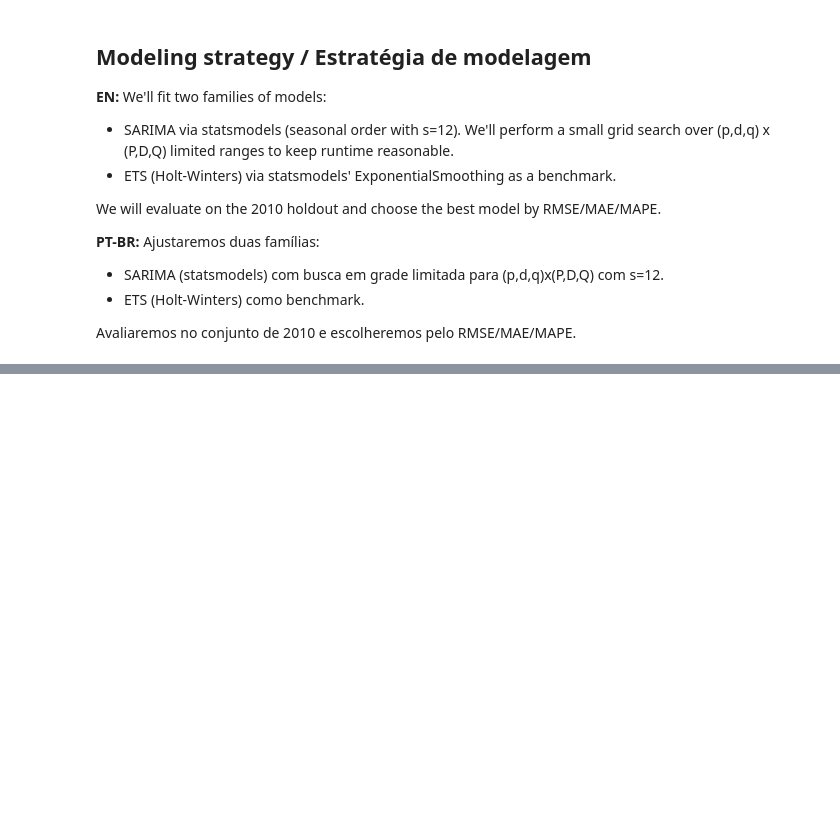
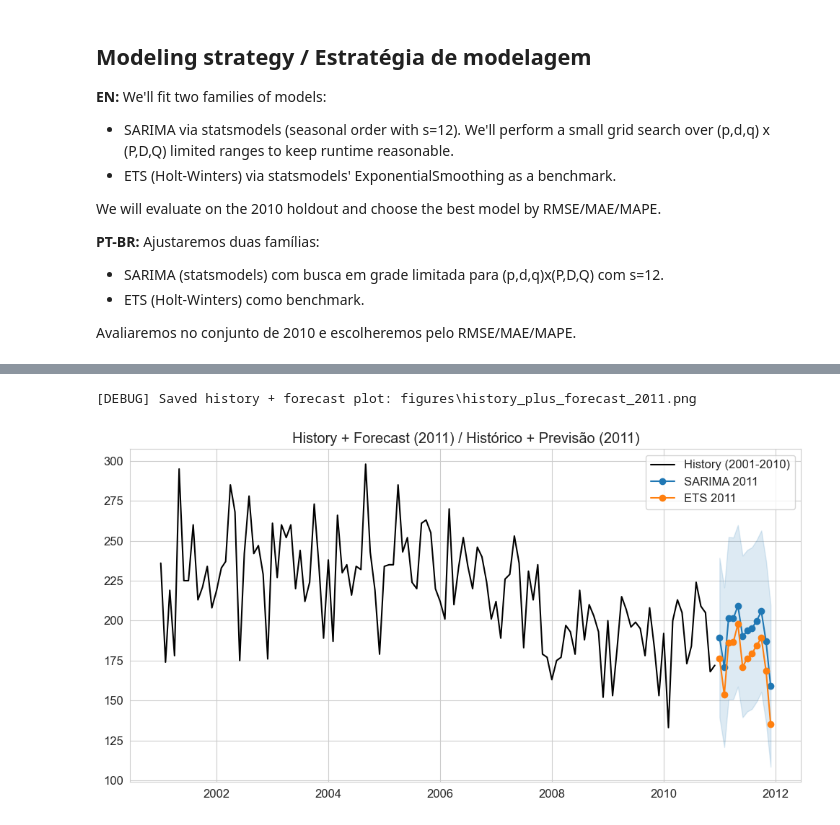
Before and after one commit to ioannisbaptista/IC2011---TB-MA, a Jupyter notebook: Forecasting.ipynb, the cells around one changed output, grey strips where cells are left out. Cells and saved outputs as stored; diff of their text form; code cells hidden in the pictures; blank space fills up the shorter version.

```diff
--- a/Forecasting.ipynb
+++ b/Forecasting.ipynb
@@ -325,8 +438,8 @@ if forecasts:
     for f in forecasts[1:]:
         df_forecast = df_forecast.merge(f, on="date", how="outer")
     df_forecast.to_csv(DATA_DIR / "forecast_2011_models.csv", index=False)
-    dbg("Saved 2011 forecasts to processed_data/forecast_2011_models.csv",
+    debug("Saved 2011 forecasts to processed_data/forecast_2011_models.csv",
         "Previsões 2011 salvas em processed_data/forecast_2011_models.csv")
     display(df_forecast)
 else:
-    dbg("No forecasts produced.", "Nenhuma previsão produzida.")
+    debug("No forecasts produced.", "Nenhuma previsão produzida.")
@@ -333,19 +461,22 @@ else:
 # %%
 # EN/PT: Plot history (2001-2010) + forecasts for 2011 with intervals
 plt.figure(figsize=(12,6))
 plt.plot(series.index, series.values, label="History (2001-2010)", color="black")
 
 if not df_sarima_results.empty:
     plt.plot(df_forecast["date"], df_forecast["forecast_sarima"], label="SARIMA 2011", marker='o')
     plt.fill_between(df_forecast["date"], df_forecast["lower_sarima"], df_forecast["upper_sarima"], color='C0', alpha=0.15)
 
 if ets_res is not None:
     plt.plot(df_forecast["date"], df_forecast["forecast_ets"], label="ETS 2011", marker='o')
 
 plt.title("History + Forecast (2011) / Histórico + Previsão (2011)")
 plt.legend()
 plt.grid(True)
 plt_path = FIG_DIR / "history_plus_forecast_2011.png"
 plt.savefig(plt_path, bbox_inches="tight", dpi=150)
-dbg(f"Saved history + forecast plot: {plt_path}", f"Histórico + previsão salvo: {plt_path}")
+debug(f"Saved history + forecast plot: {plt_path}", f"Histórico + previsão salvo: {plt_path}")
 plt.show()
+# %% [output]
+[DEBUG] Saved history + forecast plot: figures\history_plus_forecast_2011.png
+[figure, added]
```
Also changed, not shown: parts of 12 cells of this notebook, 3 other files.
